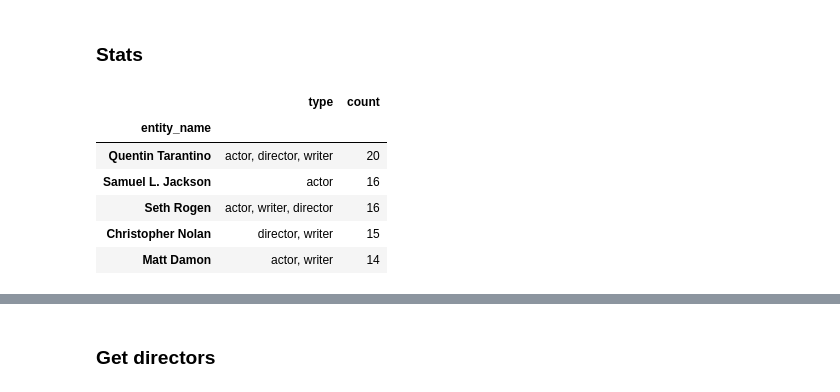
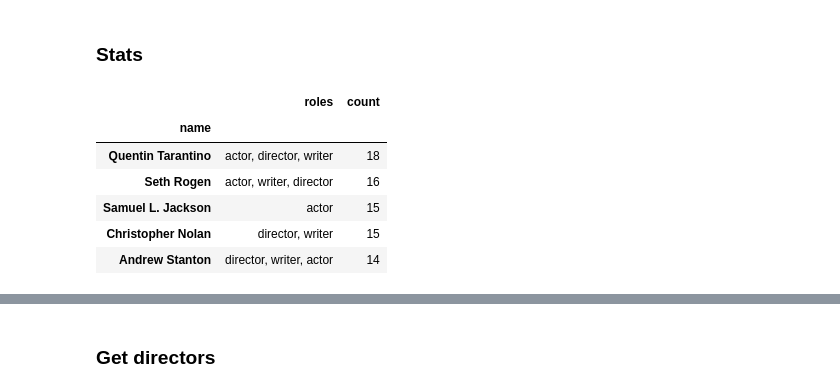
Before and after one commit to samuelluo/movies, a Jupyter notebook: explore.ipynb, the cells around one changed output, grey strips where cells are left out. Saved outputs shown, nothing was run; the diff lists cells and outputs as text; code cells hidden in the pictures.

```diff
--- a/explore.ipynb
+++ b/explore.ipynb
@@ -50,22 +54,26 @@ matplotlib.pyplot.show()
 ### Stats
 # %%
 # Most prevalent people
-types = entities.query("entity_type in ('director', 'writer', 'actor')")
-types = types[['entity_name', 'entity_type']].drop_duplicates()
-types = types.groupby('entity_name')['entity_type'].apply(lambda x: ', '.join(x))
-types = types.rename('type').to_frame()
-entities.query("entity_type in ('director', 'writer', 'actor')") \
-        .groupby('entity_name').count()['imdb_id'] \
-        .rename('count').to_frame().join(types) \
-        [['type', 'count']].sort_values('count', ascending=False).head()
+roles = entities.query("entity_type in ('director', 'writer', 'actor')")
+roles = roles[['entity_name', 'entity_type']].drop_duplicates()
+roles = roles.groupby('entity_name')['entity_type'].apply(lambda x: ', '.join(x))
+roles = roles.rename('roles').to_frame()
+people = entities.query("entity_type in ('director', 'writer', 'actor')") \
+                 .groupby('entity_name').count()['imdb_id'] \
+                 .rename('count').to_frame().join(roles) \
+                 .sort_values('count', ascending=False).head()
+people = people.reset_index()[['entity_name', 'roles', 'count']]
+people.columns = ['name', 'roles', 'count']
+people = people.set_index('name')
+people
 # %% [output]
-|  | type | count |
-| entity_name |  |  |
-| Quentin Tarantino | actor, director, writer | 20 |
-| Samuel L. Jackson | actor | 16 |
+|  | roles | count |
+| name |  |  |
+| Quentin Tarantino | actor, director, writer | 18 |
 | Seth Rogen | actor, writer, director | 16 |
+| Samuel L. Jackson | actor | 15 |
 | Christopher Nolan | director, writer | 15 |
-| Matt Damon | actor, writer | 14 |
+| Andrew Stanton | director, writer, actor | 14 |
 # %%
 # My most-watched directors
 entities.query("entity_type == 'director'") \
```
Also changed, not shown: parts of 14 cells of this notebook, 13 other files.
